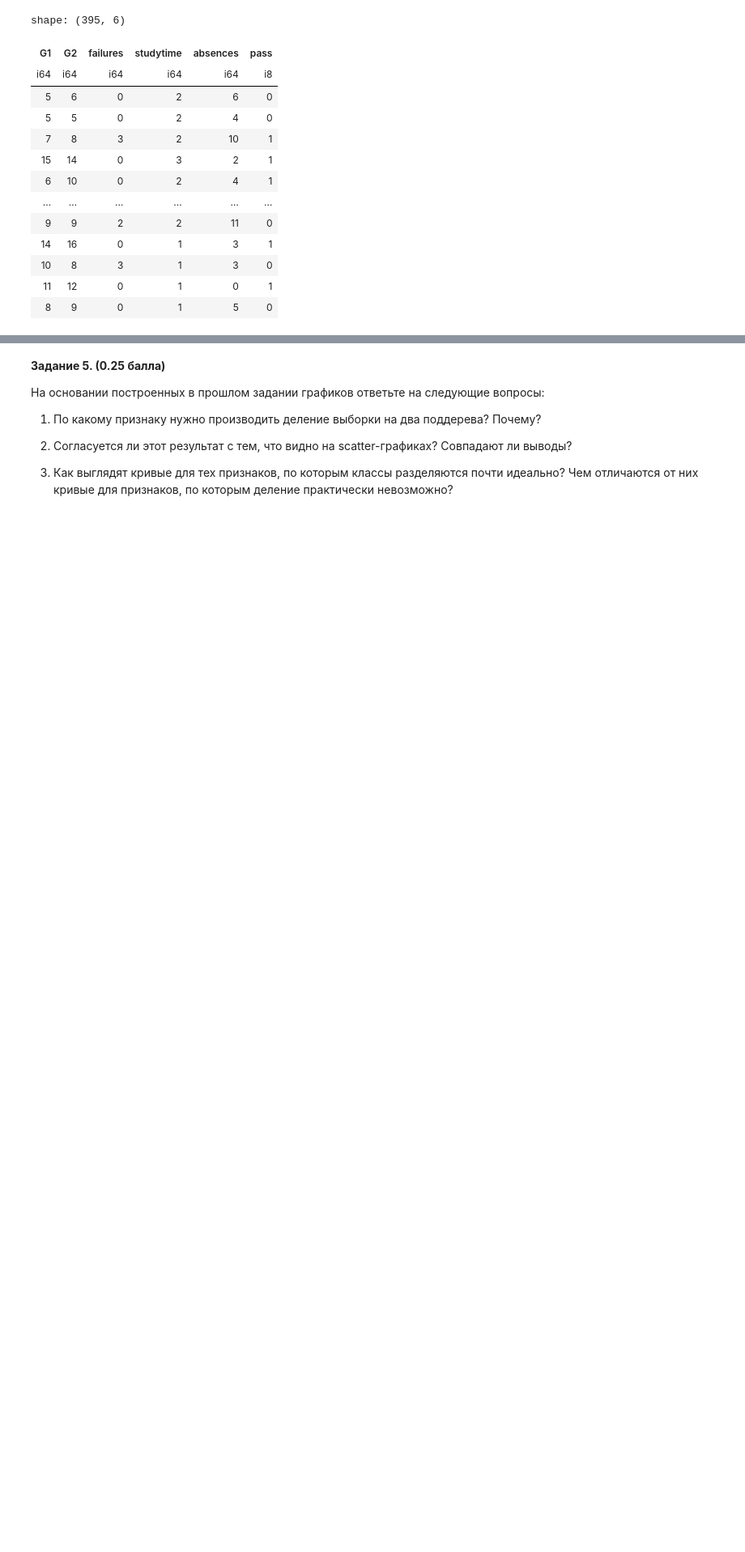
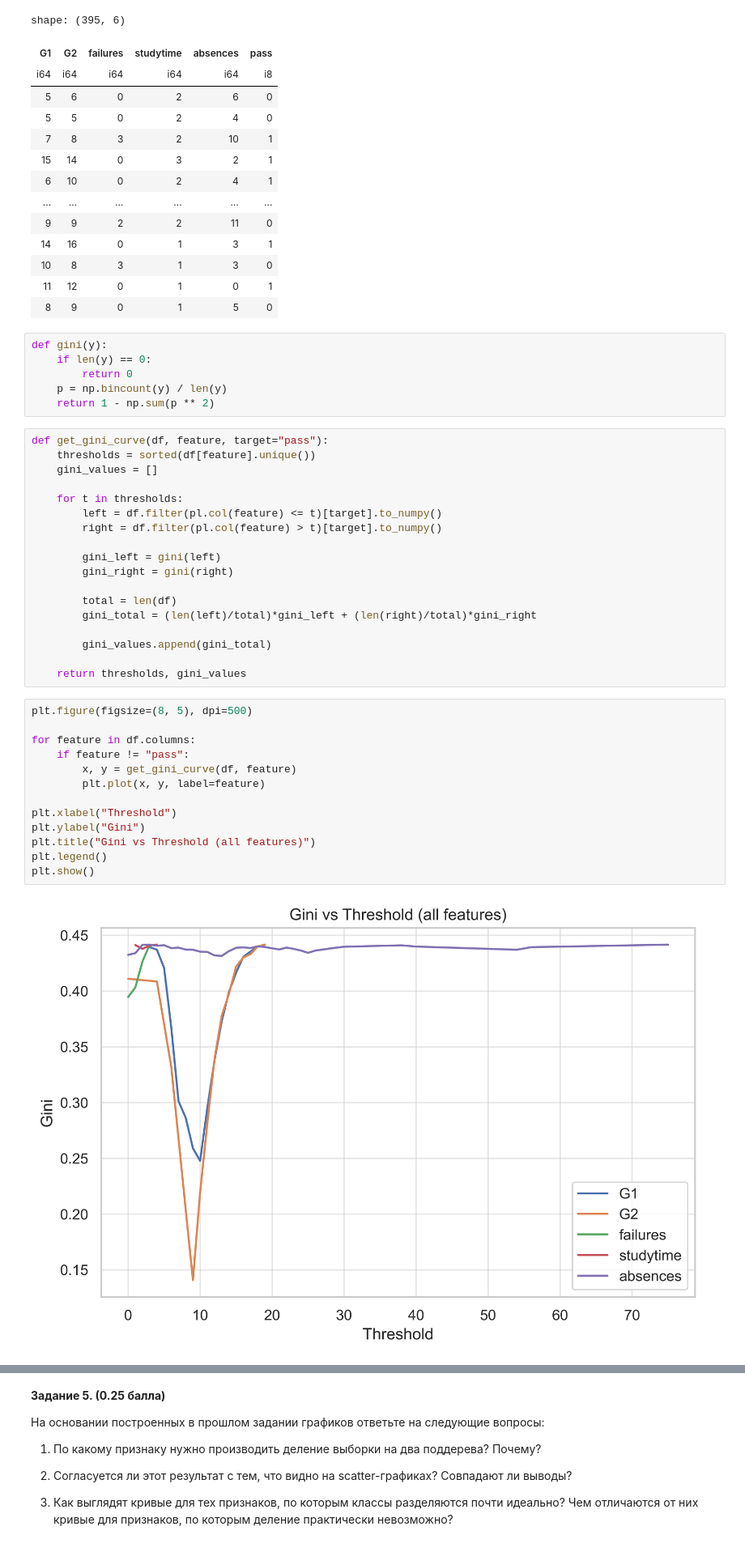
Before and after one commit to Shel2123/ML1_hw, a Jupyter notebook: hw5/Homework Practice 05 Trees.ipynb, the cells around one changed output, grey strips where cells are left out. Shown at 81% size. Cells and saved outputs as stored; diff of their text form; blank space fills up the shorter version.

```diff
--- a/hw5/Homework Practice 05 Trees.ipynb
+++ b/hw5/Homework Practice 05 Trees.ipynb
@@ -314,3 +315,42 @@ shape: (395, 6)
 | 10 | 8 | 3 | 1 | 3 | 0 |
 | 11 | 12 | 0 | 1 | 0 | 1 |
 | 8 | 9 | 0 | 1 | 5 | 0 |
+# %%
+def gini(y):
+    if len(y) == 0:
+        return 0
+    p = np.bincount(y) / len(y)
+    return 1 - np.sum(p ** 2)
+# %%
+def get_gini_curve(df, feature, target="pass"):
+    thresholds = sorted(df[feature].unique())
+    gini_values = []
+
+    for t in thresholds:
+        left = df.filter(pl.col(feature) <= t)[target].to_numpy()
+        right = df.filter(pl.col(feature) > t)[target].to_numpy()
+
+        gini_left = gini(left)
+        gini_right = gini(right)
+
+        total = len(df)
+        gini_total = (len(left)/total)*gini_left + (len(right)/total)*gini_right
+
+        gini_values.append(gini_total)
+
+    return thresholds, gini_values
+# %%
+plt.figure(figsize=(8, 5), dpi=500)
+
+for feature in df.columns:
+    if feature != "pass":
+        x, y = get_gini_curve(df, feature)
+        plt.plot(x, y, label=feature)
+
+plt.xlabel("Threshold")
+plt.ylabel("Gini")
+plt.title("Gini vs Threshold (all features)")
+plt.legend()
+plt.show()
+# %% [output]
+[figure, added]
```
Also changed, not shown: parts of 15 cells of this notebook, 1 other file.
